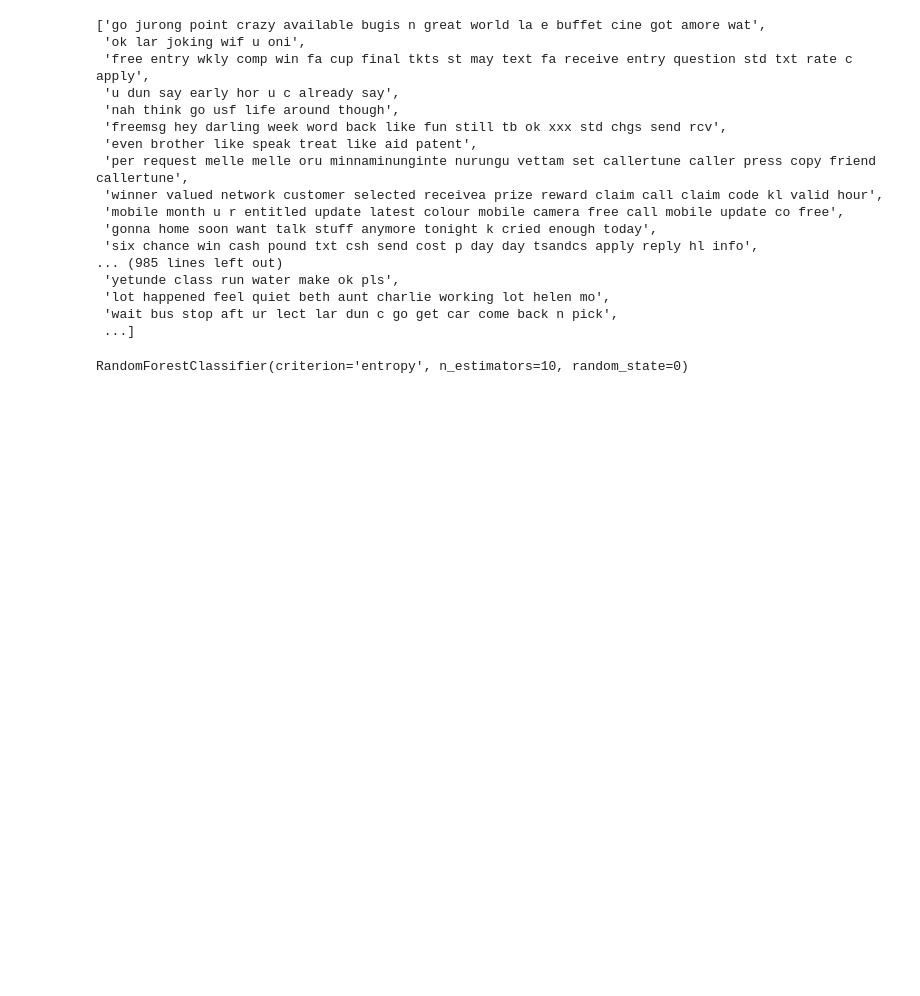
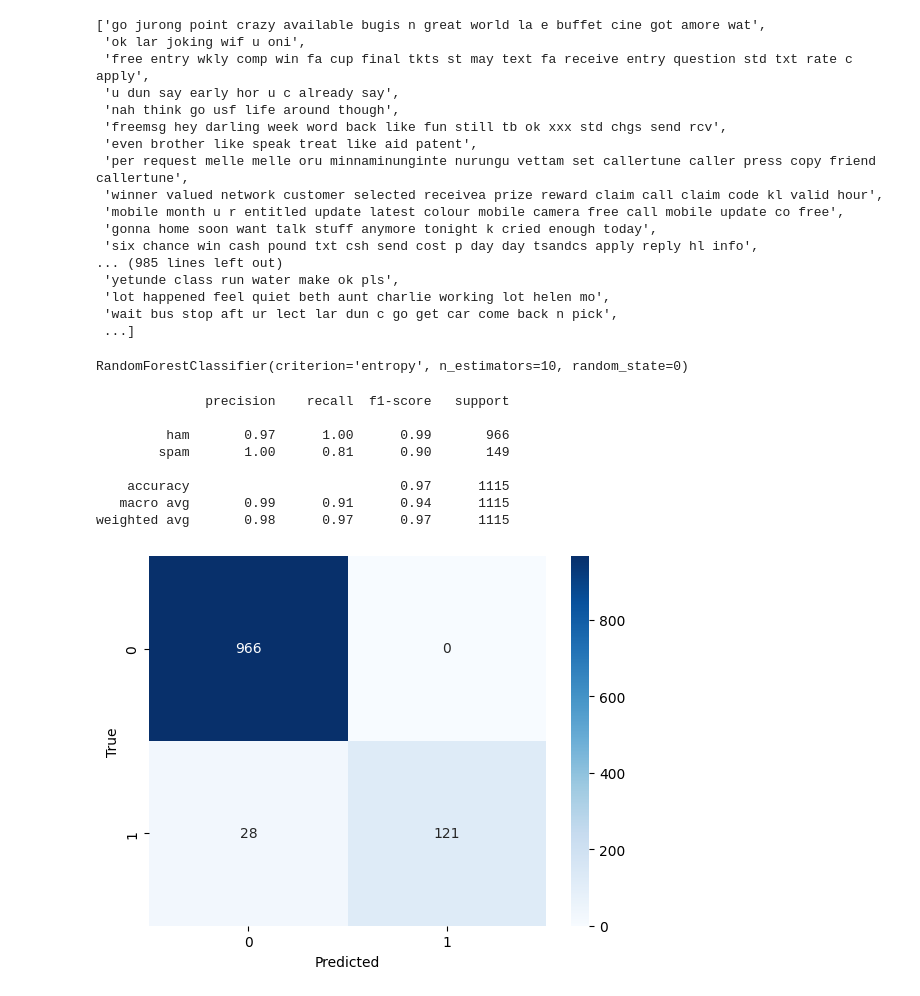
Before and after one commit to mfurqanjaved/spam_email_classification, a Jupyter notebook: spam_email_classification.ipynb, the cells around one changed output. Drawn from its saved outputs; the diff is of its cells as text; code cells hidden in the pictures; blank space fills up the shorter version.

```diff
--- a/spam_email_classification.ipynb
+++ b/spam_email_classification.ipynb
@@ -65,3 +56,29 @@ classifier = RandomForestClassifier(n_estimators = 10, criterion = 'entropy', ra
 classifier.fit(X_train, y_train)
 # %% [output]
 RandomForestClassifier(criterion='entropy', n_estimators=10, random_state=0)
+# %%
+from sklearn.metrics import classification_report, confusion_matrix, accuracy_score
+import seaborn as sns
+import matplotlib.pyplot as plt
+from sklearn.metrics import confusion_matrix
+
+y_pred = classifier.predict(X_test)
+print(classification_report(y_test,y_pred))
+
+# Assuming y_test and y_pred are defined
+cm = confusion_matrix(y_test, y_pred)
+
+sns.heatmap(cm, annot=True, fmt="d", cmap="Blues")
+plt.xlabel('Predicted')
+plt.ylabel('True')
+plt.show()
+# %% [output]
+              precision    recall  f1-score   support
+
+         ham       0.97      1.00      0.99       966
+        spam       1.00      0.81      0.90       149
+
+    accuracy                           0.97      1115
+   macro avg       0.99      0.91      0.94      1115
+weighted avg       0.98      0.97      0.97      1115
+[figure, added]
```
Also changed, not shown: parts of 3 cells of this notebook.
